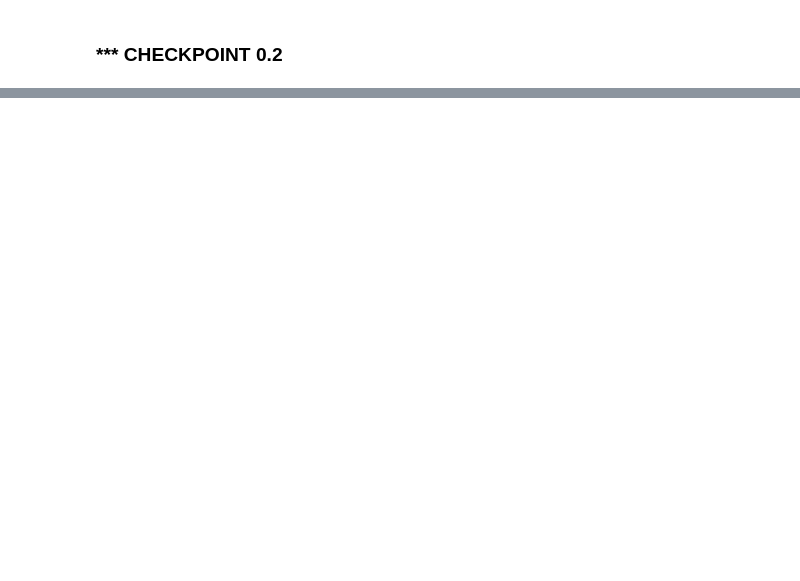
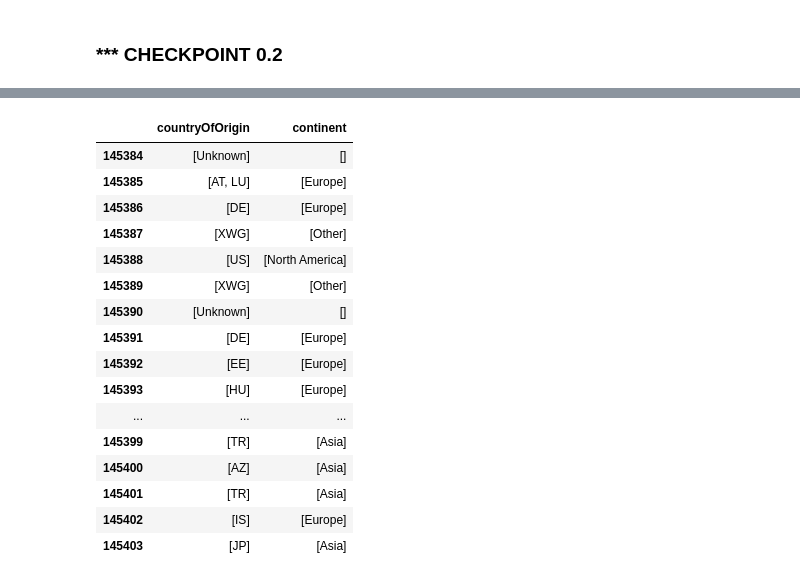
Before and after one commit to drizzello/DataMining2, a Jupyter notebook: EDA.ipynb, the cells around one changed output, grey strips where cells are left out. Saved outputs shown, nothing was run; the diff lists cells and outputs as text; code cells hidden in the pictures; blank space fills up the shorter version.

```diff
--- a/EDA.ipynb
+++ b/EDA.ipynb
@@ -1040,0 +569,6 @@ df = load_latest_backup()
+# %%
+df = pd.get_dummies(df, columns=['sentiment'], prefix='sentiment')
+df = pd.get_dummies(df, columns=['titleType'], prefix='titleType')
+# %%
+df['canHaveEpisodes'] = df['canHaveEpisodes'].astype(int)
+df['has_awards'] = df['has_awards'].astype(int)
@@ -1040,0 +591,2 @@ df = load_latest_backup()
+# %%
+df.drop(columns=['sentiment_score'], inplace=True)
@@ -1040,0 +603,79 @@ df = load_latest_backup()
+# %%
+import ast
+
+df['countryOfOrigin'] = df['countryOfOrigin'].apply(ast.literal_eval)
+# %%
+# iso map from chat gpt the python lib didnt work
+continent_map = {
+    # Africa
+    'DZ': 'Africa', 'AO': 'Africa', 'BJ': 'Africa', 'BW': 'Africa', 'BF': 'Africa', 'BI': 'Africa', 'CM': 'Africa',
+    'CV': 'Africa', 'CF': 'Africa', 'TD': 'Africa', 'KM': 'Africa', 'CD': 'Africa', 'DJ': 'Africa', 'EG': 'Africa',
+    'GQ': 'Africa', 'ER': 'Africa', 'ET': 'Africa', 'GA': 'Africa', 'GM': 'Africa', 'GH': 'Africa', 'GN': 'Africa',
+    'GW': 'Africa', 'CI': 'Africa', 'KE': 'Africa', 'LS': 'Africa', 'LR': 'Africa', 'LY': 'Africa', 'MG': 'Africa',
+    'MW': 'Africa', 'ML': 'Africa', 'MR': 'Africa', 'MU': 'Africa', 'YT': 'Africa', 'MA': 'Africa', 'MZ': 'Africa',
+    'NA': 'Africa', 'NE': 'Africa', 'NG': 'Africa', 'RE': 'Africa', 'RW': 'Africa', 'ST': 'Africa', 'SN': 'Africa',
+    'SC': 'Africa', 'SL': 'Africa', 'SO': 'Africa', 'ZA': 'Africa', 'SS': 'Africa', 'SD': 'Africa', 'SZ': 'Africa',
+    'TZ': 'Africa', 'TG': 'Africa', 'TN': 'Africa', 'UG': 'Africa', 'EH': 'Africa', 'ZM': 'Africa', 'ZW': 'Africa',
+
+    # Asia
+    'AF': 'Asia', 'AM': 'Asia', 'AZ': 'Asia', 'BH': 'Asia', 'BD': 'Asia', 'BT': 'Asia', 'BN': 'Asia', 'KH': 'Asia',
+    'CN': 'Asia', 'CY': 'Asia', 'GE': 'Asia', 'IN': 'Asia', 'ID': 'Asia', 'IR': 'Asia', 'IQ': 'Asia', 'IL': 'Asia',
+    'JP': 'Asia', 'JO': 'Asia', 'KZ': 'Asia', 'KW': 'Asia', 'KG': 'Asia', 'LA': 'Asia', 'LB': 'Asia', 'MY': 'Asia',
+    'MV': 'Asia', 'MN': 'Asia', 'MM': 'Asia', 'NP': 'Asia', 'KP': 'Asia', 'OM': 'Asia', 'PK': 'Asia', 'PS': 'Asia',
+    'PH': 'Asia', 'QA': 'Asia', 'SA': 'Asia', 'SG': 'Asia', 'KR': 'Asia', 'LK': 'Asia', 'SY': 'Asia', 'TW': 'Asia',
+    'TJ': 'Asia', 'TH': 'Asia', 'TL': 'Asia', 'TR': 'Asia', 'TM': 'Asia', 'AE': 'Asia', 'UZ': 'Asia', 'VN': 'Asia',
+    'YE': 'Asia',
+
+    # Europe
+    'AL': 'Europe', 'AD': 'Europe', 'AT': 'Europe', 'BY': 'Europe', 'BE': 'Europe', 'BA': 'Europe', 'BG': 'Europe',
+    'HR': 'Europe', 'CZ': 'Europe', 'DK': 'Europe', 'EE': 'Europe', 'FI': 'Europe', 'FR': 'Europe', 'DE': 'Europe',
+    'GR': 'Europe', 'HU': 'Europe', 'IS': 'Europe', 'IE': 'Europe', 'IT': 'Europe', 'XK': 'Europe', 'LV': 'Europe',
+    'LI': 'Europe', 'LT': 'Europe', 'LU': 'Europe', 'MT': 'Europe', 'MD': 'Europe', 'MC': 'Europe', 'ME': 'Europe',
+    'NL': 'Europe', 'MK': 'Europe', 'NO': 'Europe', 'PL': 'Europe', 'PT': 'Europe', 'RO': 'Europe', 'RU': 'Europe',
+    'SM': 'Europe', 'RS': 'Europe', 'SK': 'Europe', 'SI': 'Europe', 'ES': 'Europe', 'SE': 'Europe', 'CH': 'Europe',
+    'UA': 'Europe', 'GB': 'Europe', 'VA': 'Europe',
+
+    # North America
+    'AG': 'North America', 'BS': 'North America', 'BB': 'North America', 'BZ': 'North America', 'CA': 'North America',
+    'CR': 'North America', 'CU': 'North America', 'DM': 'North America', 'DO': 'North America', 'SV': 'North America',
+    'GD': 'North America', 'GT': 'North America', 'HT': 'North America', 'HN': 'North America', 'JM': 'North America',
+    'MX': 'North America', 'NI': 'North America', 'PA': 'North America', 'KN': 'North America', 'LC': 'North America',
+    'VC': 'North America', 'TT': 'North America', 'US': 'North America',
+
+    # South America
+    'AR': 'South America', 'BO': 'South America', 'BR': 'South America', 'CL': 'South America', 'CO': 'South America',
+    'EC': 'South America', 'GY': 'South America', 'PY': 'South America', 'PE': 'South America', 'SR': 'South America',
+    'UY': 'South America', 'VE': 'South America',
+
+    # Oceania
+    'AU': 'Oceania', 'FJ': 'Oceania', 'KI': 'Oceania', 'MH': 'Oceania', 'FM': 'Oceania', 'NR': 'Oceania', 'NZ': 'Oceania',
+    'PW': 'Oceania', 'PG': 'Oceania', 'WS': 'Oceania', 'SB': 'Oceania', 'TO': 'Oceania', 'TV': 'Oceania', 'VU': 'Oceania',
+
+    # Antarctica
+    'AQ': 'Antarctica'
+}
+
+def get_all_continents(countries):
+    return list(set(continent_map.get(code, 'Other') for code in countries if code != 'Unknown'))
+
+df['continent'] = df['countryOfOrigin'].apply(get_all_continents)
+
+df[['countryOfOrigin', 'continent']].tail(20)
+# %% [output]
+|  | countryOfOrigin | continent |
+| 145384 | [Unknown] | [] |
+| 145385 | [AT, LU] | [Europe] |
+| 145386 | [DE] | [Europe] |
+| 145387 | [XWG] | [Other] |
+| 145388 | [US] | [North America] |
+| 145389 | [XWG] | [Other] |
+| 145390 | [Unknown] | [] |
+| 145391 | [DE] | [Europe] |
+| 145392 | [EE] | [Europe] |
+| 145393 | [HU] | [Europe] |
+| ... | ... | ... |
+| 145399 | [TR] | [Asia] |
+| 145400 | [AZ] | [Asia] |
+| 145401 | [TR] | [Asia] |
+| 145402 | [IS] | [Europe] |
+| 145403 | [JP] | [Asia] |
```
Also changed, not shown: parts of 119 cells of this notebook.
